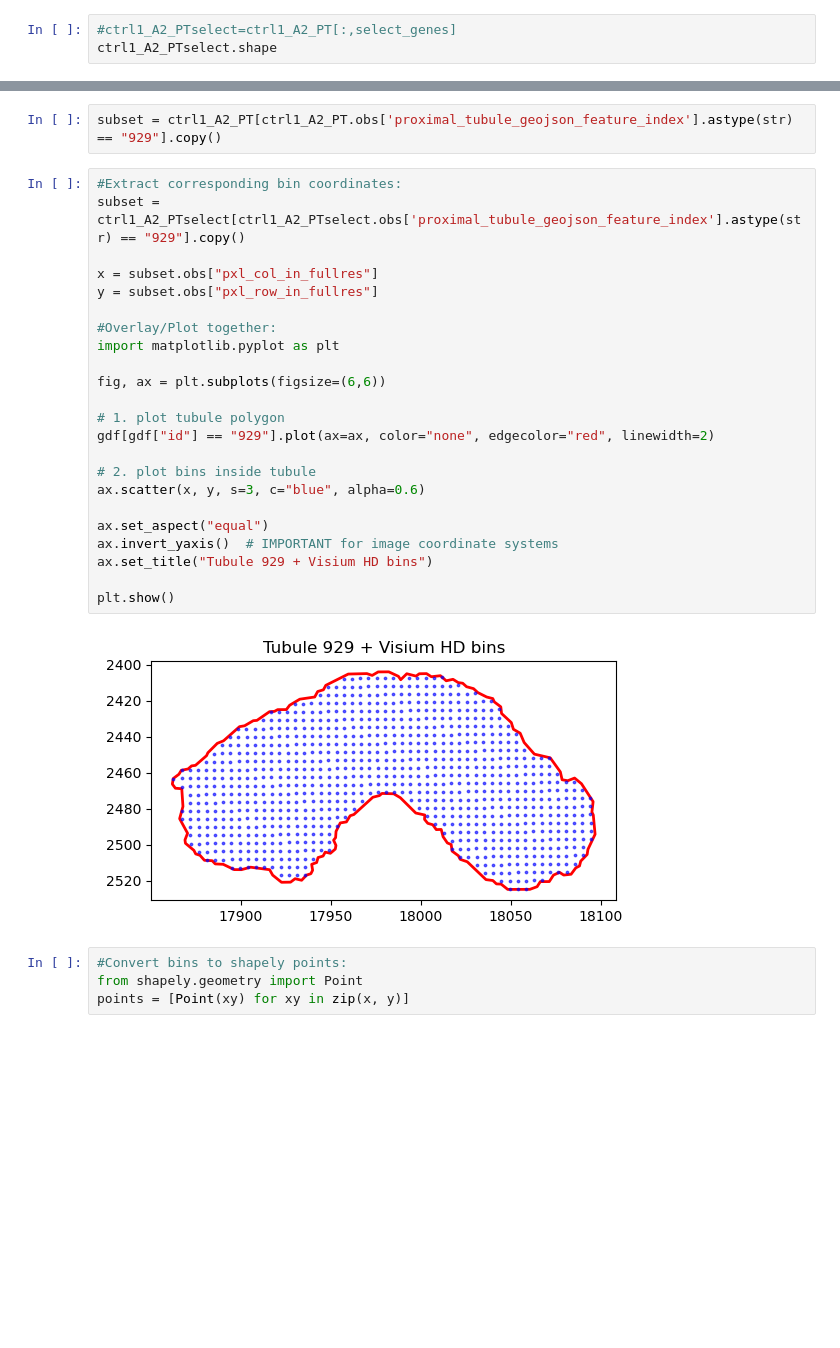
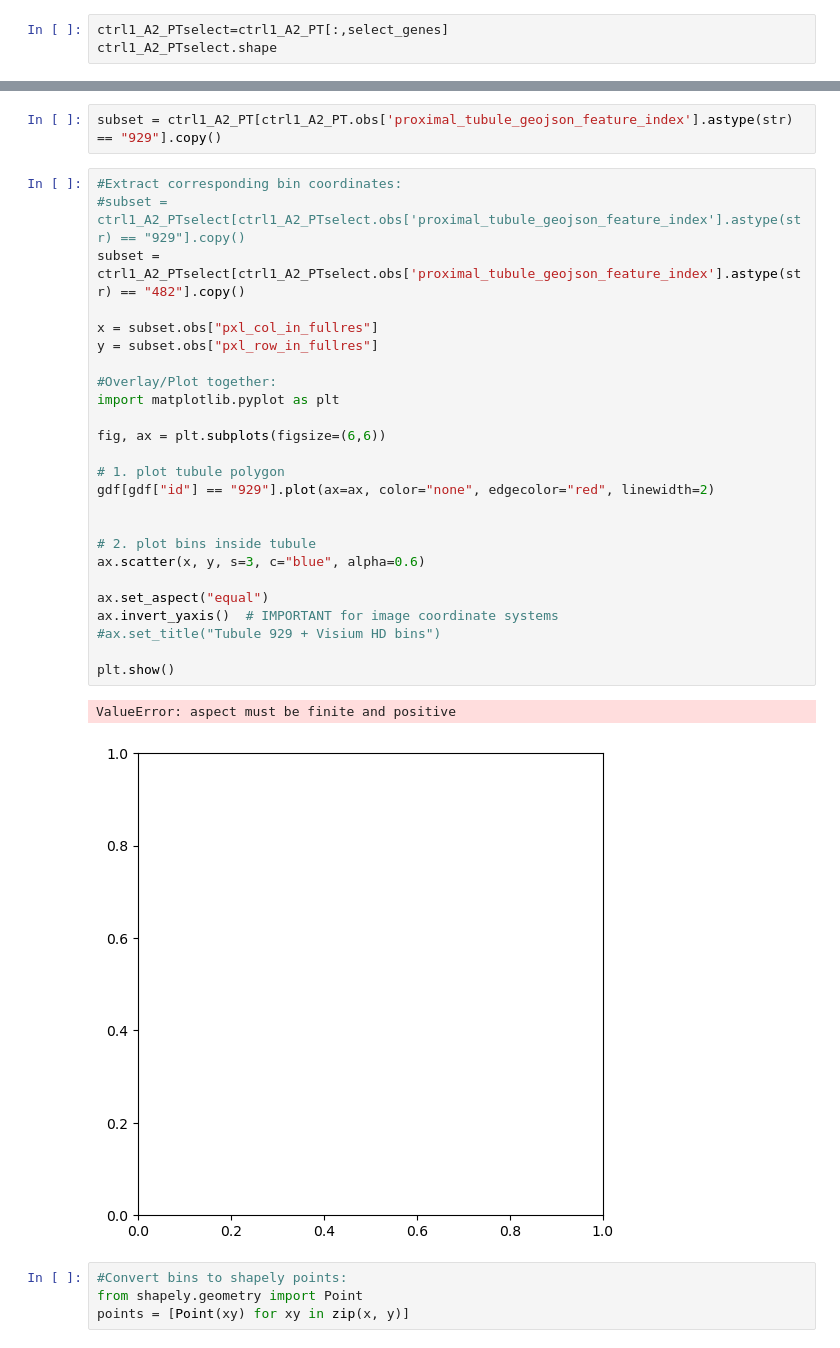
Before and after one commit to ssingh95jhu/Correlation_Kidney_Structure_Molecular_Presentation, a Jupyter notebook: Apical_Basal_PT_Distinction.ipynb, the cells around one changed output, grey strips where cells are left out. Cells and saved outputs as stored; diff of their text form; blank space fills up the shorter version.

```diff
--- a/Apical_Basal_PT_Distinction.ipynb
+++ b/Apical_Basal_PT_Distinction.ipynb
@@ -75,7 +75,7 @@ B.Metabolite / ion exchange<br>
 Slc2a1 – GLUT1 (often basolateral glucose transport in certain PT segments)<br>
 Slc7a7 – amino acid transport (basolateral exchange roles)
 # %%
-#ctrl1_A2_PTselect=ctrl1_A2_PT[:,select_genes]
+ctrl1_A2_PTselect=ctrl1_A2_PT[:,select_genes]
 ctrl1_A2_PTselect.shape
 # %% [output]
 (881056, 11)
@@ -128,29 +129,32 @@ geom
 subset = ctrl1_A2_PT[ctrl1_A2_PT.obs['proximal_tubule_geojson_feature_index'].astype(str) == "929"].copy()
 # %%
 #Extract corresponding bin coordinates:
-subset = ctrl1_A2_PTselect[ctrl1_A2_PTselect.obs['proximal_tubule_geojson_feature_index'].astype(str) == "929"].copy()
+#subset = ctrl1_A2_PTselect[ctrl1_A2_PTselect.obs['proximal_tubule_geojson_feature_index'].astype(str) == "929"].copy()
+subset = ctrl1_A2_PTselect[ctrl1_A2_PTselect.obs['proximal_tubule_geojson_feature_index'].astype(str) == "482"].copy()
 
 x = subset.obs["pxl_col_in_fullres"]
 y = subset.obs["pxl_row_in_fullres"]
 
 #Overlay/Plot together:
 import matplotlib.pyplot as plt
 
 fig, ax = plt.subplots(figsize=(6,6))
 
 # 1. plot tubule polygon
 gdf[gdf["id"] == "929"].plot(ax=ax, color="none", edgecolor="red", linewidth=2)
 
+
 # 2. plot bins inside tubule
 ax.scatter(x, y, s=3, c="blue", alpha=0.6)
 
 ax.set_aspect("equal")
 ax.invert_yaxis()  # IMPORTANT for image coordinate systems
-ax.set_title("Tubule 929 + Visium HD bins")
+#ax.set_title("Tubule 929 + Visium HD bins")
 
 plt.show()
 # %% [output]
+ValueError: aspect must be finite and positive
-[figure, old version]
+[figure, new version]
 # %%
 #Convert bins to shapely points:
 from shapely.geometry import Point
```
Also changed, not shown: parts of 1 cell of this notebook, 1 other file.
